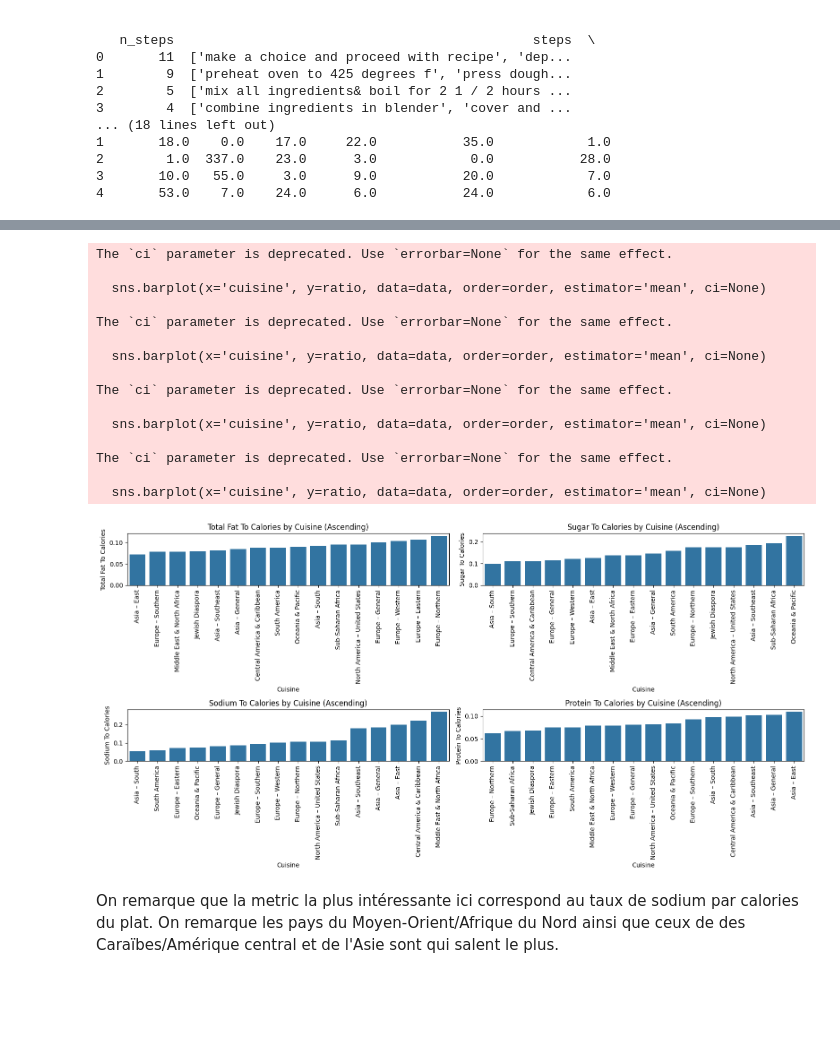
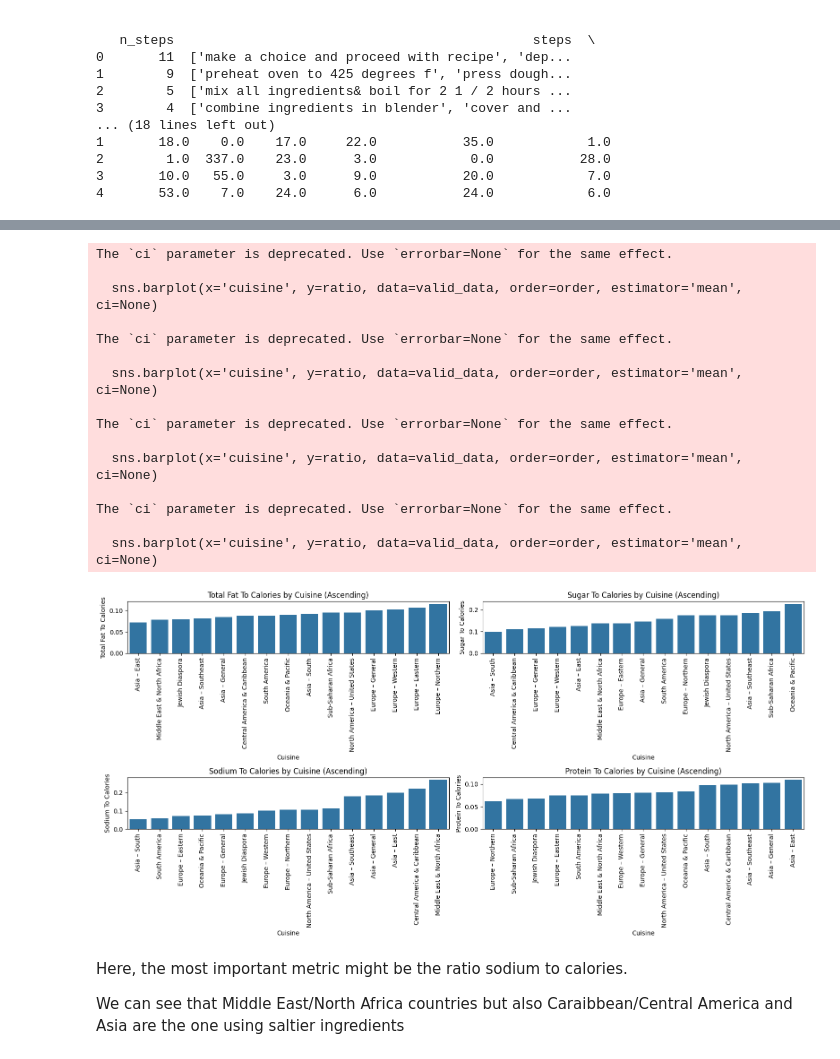
Before and after one commit to milik0/recipe-nlp, a Jupyter notebook: notebooks/EDA/ratio_calories.ipynb, the cells around one changed output, grey strips where cells are left out. Saved outputs shown, nothing was run; the diff lists cells and outputs as text; code cells hidden in the pictures; blank space fills up the shorter version.

```diff
--- a/notebooks/EDA/ratio_calories.ipynb
+++ b/notebooks/EDA/ratio_calories.ipynb
@@ -5,5 +14,5 @@ import numpy as np
 # %%
-data  = pd.read_csv('../data/RAW_recipes.csv')
+data  = pd.read_csv('../../data/RAW_recipes.csv')
 data.set_index('id', inplace=True)
 data["tags"] = data["tags"].apply(ast.literal_eval)
 data
@@ -394,4 +407,6 @@ mask = data["saturated_fat"] > data["total_fat"]
 
 # Swap the values for those rows
 data.loc[mask, ["total_fat", "saturated_fat"]] = data.loc[mask, ["saturated_fat", "total_fat"]].values
+# %%
+data['saturated_fat_to_calories'] = data['saturated_fat'] / data['calories']
 # %%
@@ -424,6 +435,0 @@ data[data["calories"] > 2000]
-# %%
-# Creating a new column for the saturated fat to calorie ratio
-data['sat_fat_to_calories'] = data['saturated_fat'] / data['calories']
-
-# Checking the result
-print(data[['cuisine', 'saturated_fat', 'calories', 'sat_fat_to_calories']].head())
@@ -450,53 +444,51 @@ plt.show()
+# %%
+data['total_fat_to_calories'] = data['total_fat'] / data['calories']
+data['sugar_to_calories'] = data['sugar'] / data['calories']
+data['sodium_to_calories'] = data['sodium'] / data['calories']
+data['protein_to_calories'] = data['protein'] / data['calories']
+data['carbohydrates_to_calories'] = data['carbohydrates'] / data['calories']
+data['calories_to_saturated_fat'] = data['calories'] / data['saturated_fat']
 # %%
-import matplotlib.pyplot as plt
-import seaborn as sns
-
-# Create first figure for first 4 ratios
 first_part_ratios = [
     'total_fat_to_calories',
     'sugar_to_calories',
     'sodium_to_calories',
     'protein_to_calories'
 ]
 
 plt.figure(figsize=(16, 8))
-
 for i, ratio in enumerate(first_part_ratios, 1):
     plt.subplot(2, 2, i)
-
-    # Get cuisines ordered by mean ratio
     valid_data = data[np.isfinite(data[ratio])]
-
     order = valid_data.groupby('cuisine')[ratio].mean().sort_values().index
-
-    sns.barplot(x='cuisine', y=ratio, data=data, order=order, estimator='mean', ci=None)
+    sns.barplot(x='cuisine', y=ratio, data=valid_data, order=order, estimator='mean', ci=None)
     plt.xticks(rotation=90)
     plt.xlabel('Cuisine')
     plt.ylabel(f'{ratio.replace("_", " ").title()}')
     plt.title(f'{ratio.replace("_", " ").title()} by Cuisine (Ascending)')
-
 plt.tight_layout()
 plt.show()
 # %% [output]
 The `ci` parameter is deprecated. Use `errorbar=None` for the same effect.
 
-  sns.barplot(x='cuisine', y=ratio, data=data, order=order, estimator='mean', ci=None)
+  sns.barplot(x='cuisine', y=ratio, data=valid_data, order=order, estimator='mean', ci=None)
 
 The `ci` parameter is deprecated. Use `errorbar=None` for the same effect.
 
-  sns.barplot(x='cuisine', y=ratio, data=data, order=order, estimator='mean', ci=None)
+  sns.barplot(x='cuisine', y=ratio, data=valid_data, order=order, estimator='mean', ci=None)
 
 The `ci` parameter is deprecated. Use `errorbar=None` for the same effect.
 
-  sns.barplot(x='cuisine', y=ratio, data=data, order=order, estimator='mean', ci=None)
+  sns.barplot(x='cuisine', y=ratio, data=valid_data, order=order, estimator='mean', ci=None)
 
 The `ci` parameter is deprecated. Use `errorbar=None` for the same effect.
 
-  sns.barplot(x='cuisine', y=ratio, data=data, order=order, estimator='mean', ci=None)
+  sns.barplot(x='cuisine', y=ratio, data=valid_data, order=order, estimator='mean', ci=None)
-[figure, old version]
+[figure, new version]
 # %% [markdown]
-On remarque que la metric la plus intéressante ici correspond au taux de sodium par calories du plat.
-On remarque les pays du Moyen-Orient/Afrique du Nord ainsi que ceux de des Caraïbes/Amérique central et de l'Asie sont qui salent le plus.
+Here, the most important metric might be the ratio sodium to calories.
+
+We can see that Middle East/North Africa countries but also Caraibbean/Central America and Asia are the one using saltier ingredients
 # %%
 second_part_ratios = [
     'carbohydrates_to_calories',
```
Also changed, not shown: parts of 13 cells of this notebook.
